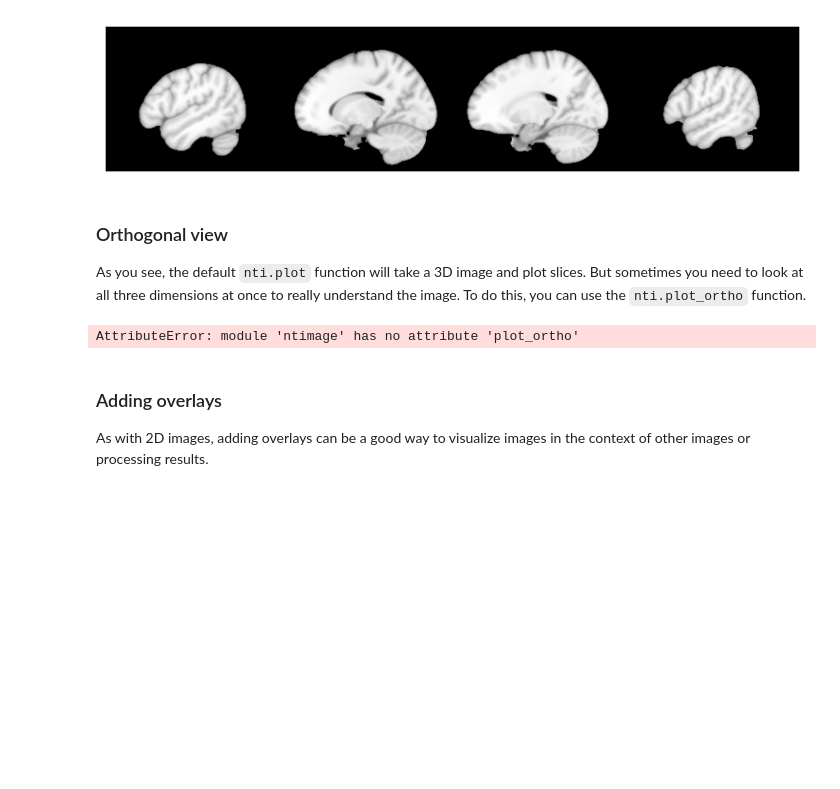
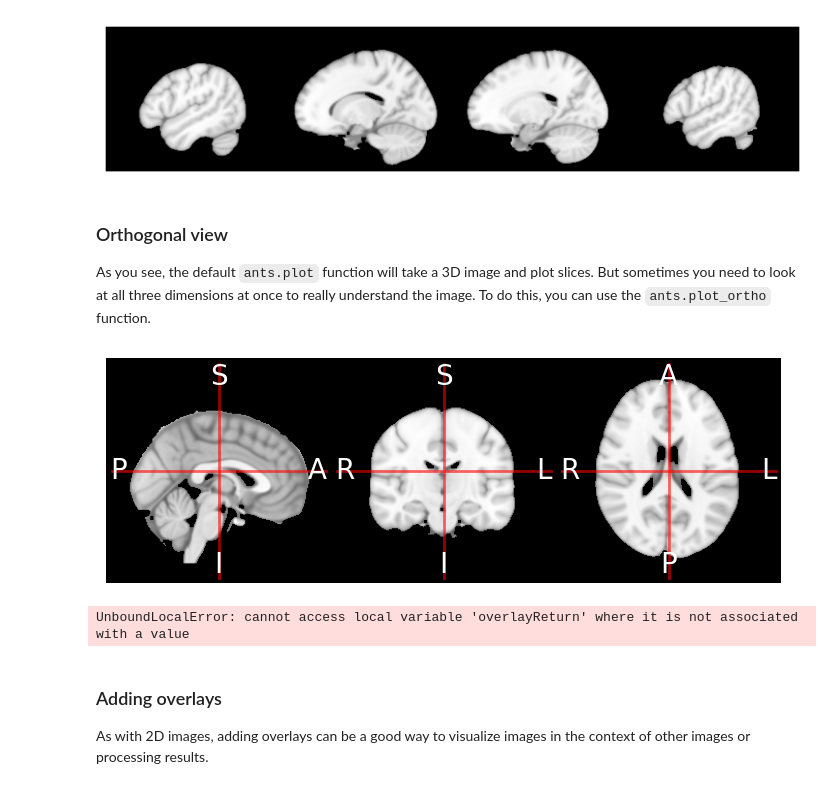
Before and after one commit to nitrain/book, a Jupyter notebook: book/01-05.ipynb, the cells around one changed output. Cells and saved outputs as stored; diff of their text form; code cells hidden in the pictures; blank space fills up the shorter version.

```diff
--- a/book/01-05.ipynb
+++ b/book/01-05.ipynb
@@ -21,3 +11,7 @@ AttributeError: module 'ntimage' has no attribute 'example'
+# %%
+import ants
+img2d = ants.image_read(ants.get_data('r16'))
+img3d = ants.image_read(ants.get_data('mni'))
 # %% [markdown]
 ## 2D images
 
@@ -66,11 +60,12 @@ nti.plot(img3d, nslices=4)
 # %% [markdown]
 ### Orthogonal view
 
-As you see, the default `nti.plot` function will take a 3D image and plot slices. But sometimes you need to look at all three dimensions at once to really understand the image. To do this, you can use the `nti.plot_ortho` function.
+As you see, the default `ants.plot` function will take a 3D image and plot slices. But sometimes you need to look at all three dimensions at once to really understand the image. To do this, you can use the `ants.plot_ortho` function.
 # %%
-nti.plot_ortho(img3d, flat=True)
+ants.plot_ortho(img3d, flat=True)
 # %% [output]
+[figure, added]
-AttributeError: module 'ntimage' has no attribute 'plot_ortho'
+UnboundLocalError: cannot access local variable 'overlayReturn' where it is not associated with a value
 # %% [markdown]
 ### Adding overlays
 
```
Also changed, not shown: parts of 13 cells of this notebook, 4 other files.
